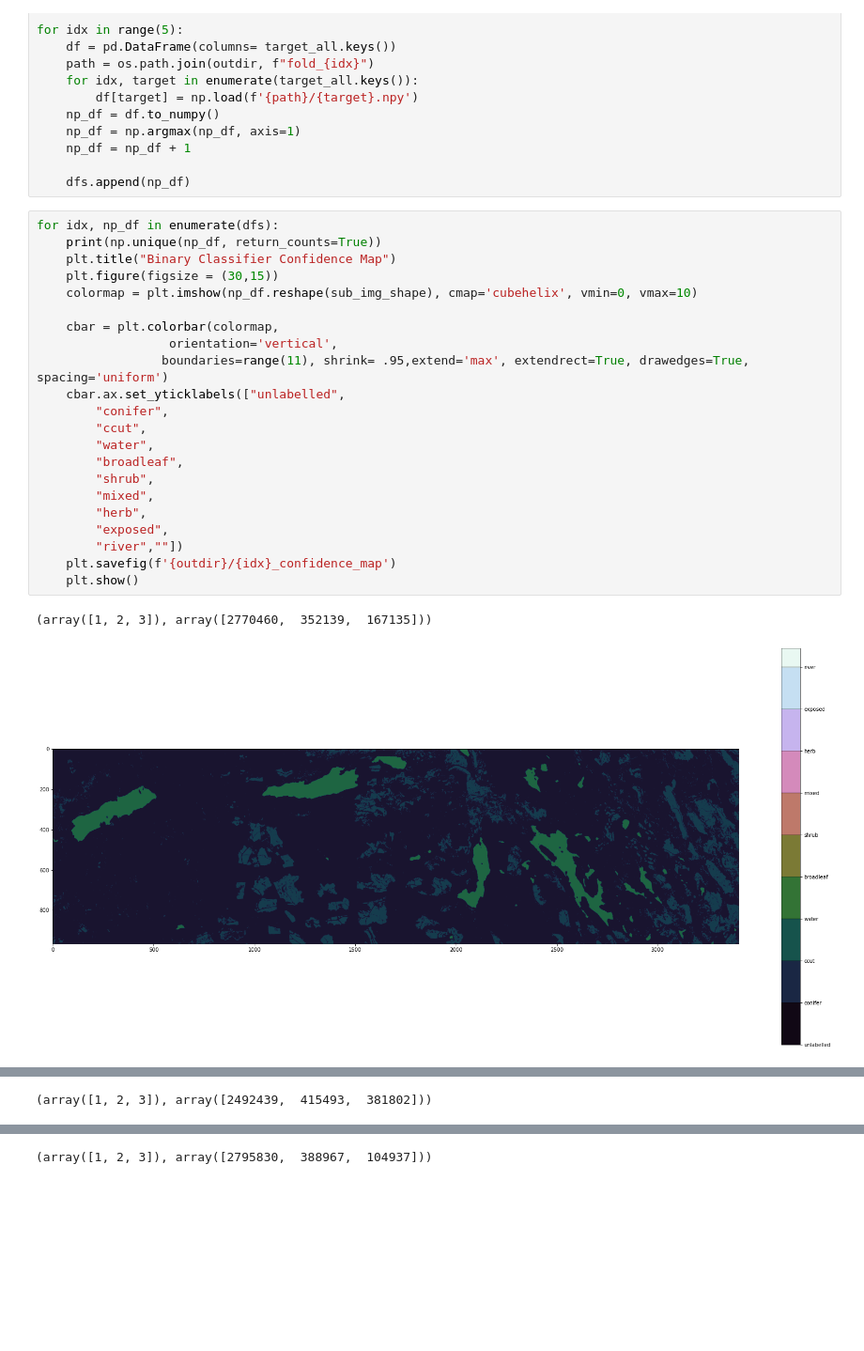
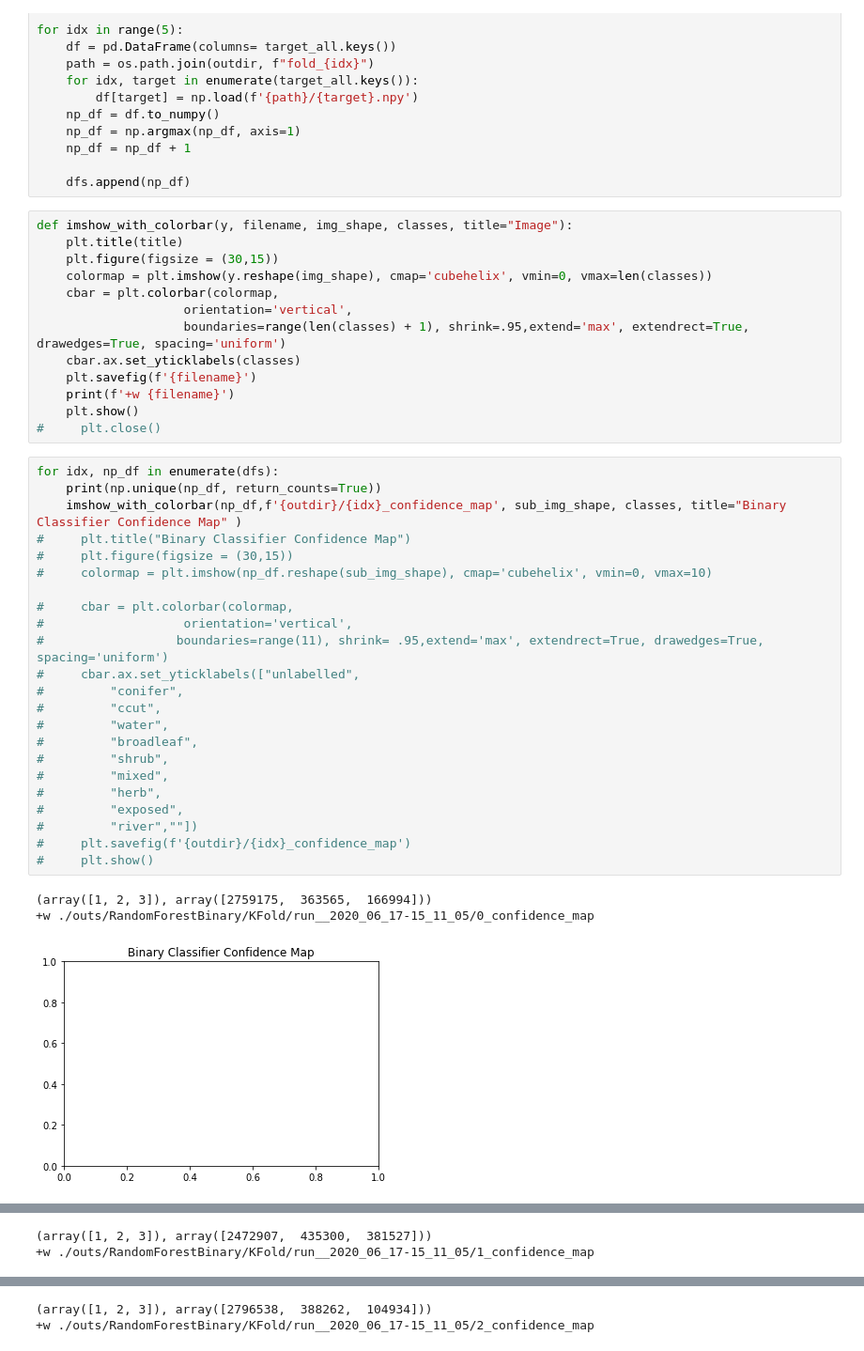
Before and after one commit to breadcrumbbuilds/fuel-for-fire, a Jupyter notebook: dev/supervised/cpu/RandomForest/binary/train_random_forest_kfold.ipynb, the cells around one changed output, grey strips where cells are left out. Shown at 94% size. Saved outputs shown, nothing was run; the diff lists cells and outputs as text; blank space fills up the shorter version.

Commit message:
test imshow

```diff
--- a/dev/supervised/cpu/RandomForest/binary/train_random_forest_kfold.ipynb
+++ b/dev/supervised/cpu/RandomForest/binary/train_random_forest_kfold.ipynb
@@ -198,28 +198,43 @@ for idx in range(5):
     np_df = np_df + 1
 
     dfs.append(np_df)
+# %%
+def imshow_with_colorbar(y, filename, img_shape, classes, title="Image"):
+    plt.title(title)
+    plt.figure(figsize = (30,15))
+    colormap = plt.imshow(y.reshape(img_shape), cmap='cubehelix', vmin=0, vmax=len(classes))
+    cbar = plt.colorbar(colormap,
+                    orientation='vertical',
+                    boundaries=range(len(classes) + 1), shrink=.95,extend='max', extendrect=True, drawedges=True, spacing='uniform')
+    cbar.ax.set_yticklabels(classes)
+    plt.savefig(f'{filename}')
+    print(f'+w {filename}')
+    plt.show()
+#     plt.close()
 # %%
 for idx, np_df in enumerate(dfs):
     print(np.unique(np_df, return_counts=True))
-    plt.title("Binary Classifier Confidence Map")
-    plt.figure(figsize = (30,15))
-    colormap = plt.imshow(np_df.reshape(sub_img_shape), cmap='cubehelix', vmin=0, vmax=10)
+    imshow_with_colorbar(np_df,f'{outdir}/{idx}_confidence_map', sub_img_shape, classes, title="Binary Classifier Confidence Map" )
+#     plt.title("Binary Classifier Confidence Map")
+#     plt.figure(figsize = (30,15))
+#     colormap = plt.imshow(np_df.reshape(sub_img_shape), cmap='cubehelix', vmin=0, vmax=10)
 
-    cbar = plt.colorbar(colormap,
-                  orientation='vertical',
-                 boundaries=range(11), shrink= .95,extend='max', extendrect=True, drawedges=True, spacing='uniform')
-    cbar.ax.set_yticklabels(["unlabelled",
-        "conifer",
-        "ccut",
-        "water",
-        "broadleaf",
-        "shrub",
-        "mixed",
-        "herb",
-        "exposed",
-        "river",""])
-    plt.savefig(f'{outdir}/{idx}_confidence_map')
-    plt.show()
+#     cbar = plt.colorbar(colormap,
+#                   orientation='vertical',
+#                  boundaries=range(11), shrink= .95,extend='max', extendrect=True, drawedges=True, spacing='uniform')
+#     cbar.ax.set_yticklabels(["unlabelled",
+#         "conifer",
+#         "ccut",
+#         "water",
+#         "broadleaf",
+#         "shrub",
+#         "mixed",
+#         "herb",
+#         "exposed",
+#         "river",""])
+#     plt.savefig(f'{outdir}/{idx}_confidence_map')
+#     plt.show()
 # %% [output]
-(array([1, 2, 3]), array([2770460,  352139,  167135]))
+(array([1, 2, 3]), array([2759175,  363565,  166994]))
++w ./outs/RandomForestBinary/KFold/run__2020_06_17-15_11_05/0_confidence_map
-[figure, old version]
+[figure, new version]
@@ -226 +242,2 @@ for idx, np_df in enumerate(dfs):
-(array([1, 2, 3]), array([2492439,  415493,  381802]))
+(array([1, 2, 3]), array([2472907,  435300,  381527]))
++w ./outs/RandomForestBinary/KFold/run__2020_06_17-15_11_05/1_confidence_map
@@ -228 +246,2 @@ for idx, np_df in enumerate(dfs):
-(array([1, 2, 3]), array([2795830,  388967,  104937]))
+(array([1, 2, 3]), array([2796538,  388262,  104934]))
++w ./outs/RandomForestBinary/KFold/run__2020_06_17-15_11_05/2_confidence_map
```
Also changed, not shown: parts of 1 cell of this notebook, 1 other file.
